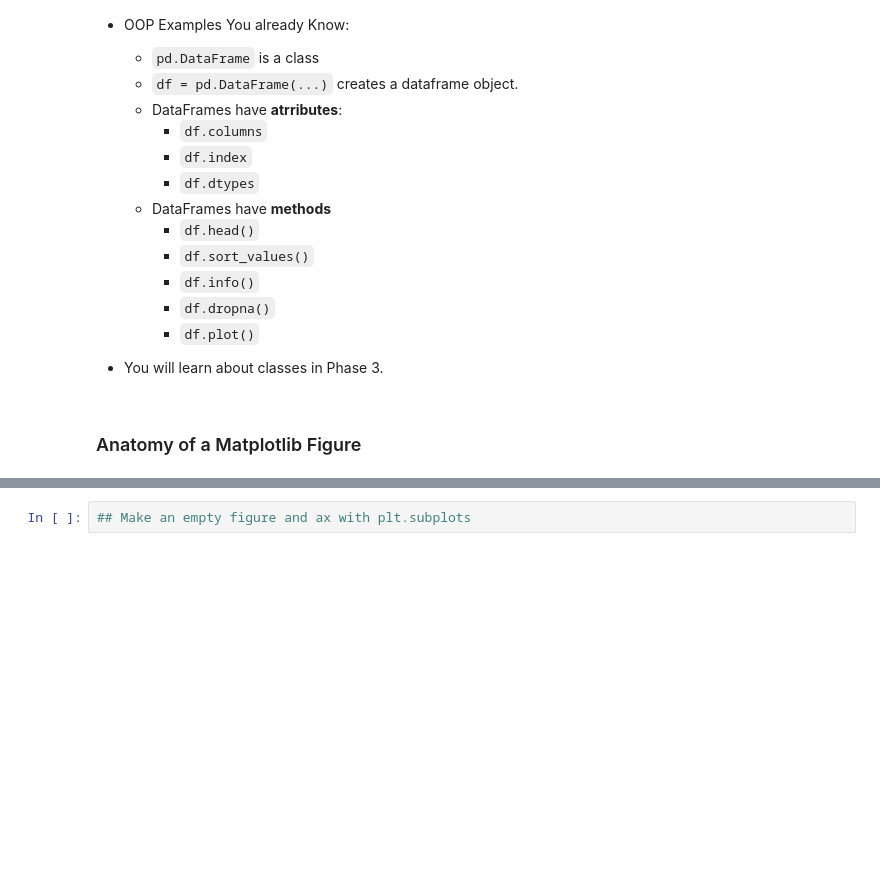
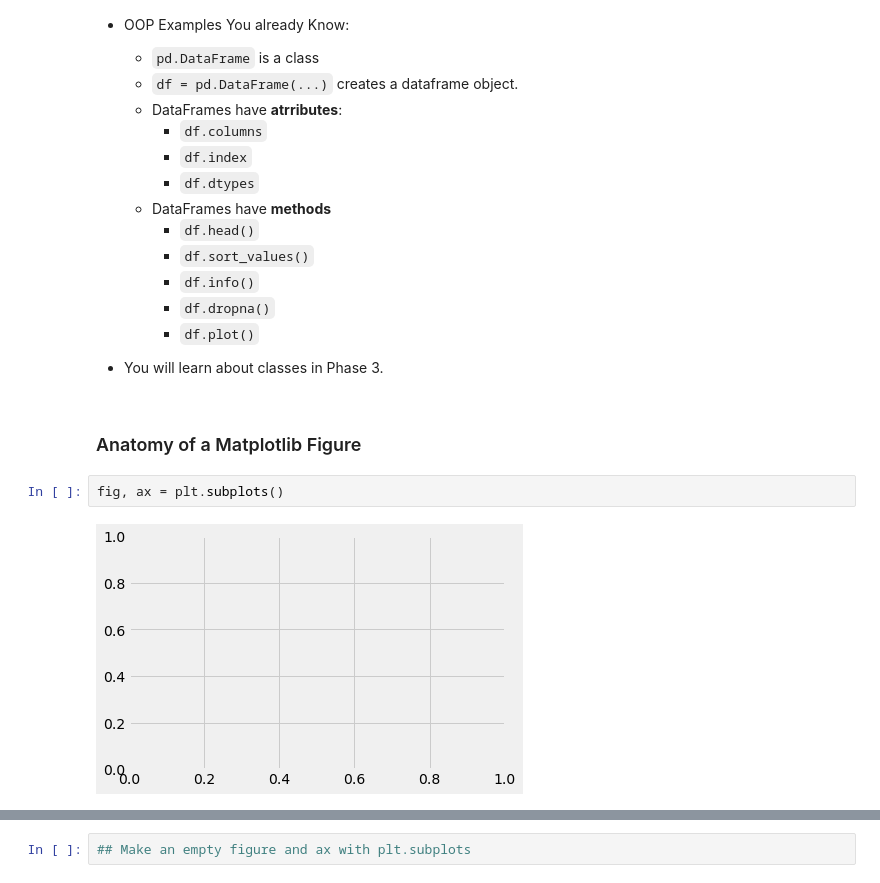
Before and after one commit to flatiron-school/ds-flex-fundamentals-of-data-visualization-2021, a Jupyter notebook: Fundamentals of Visualizations_v1_SG.ipynb, the cells around one changed output, grey strips where cells are left out. Drawn from its saved outputs; the diff is of its cells as text; blank space fills up the shorter version.

```diff
--- a/Fundamentals of Visualizations_v1_SG.ipynb
+++ b/Fundamentals of Visualizations_v1_SG.ipynb
@@ -196,6 +265,10 @@ df.info()
 - You will learn about classes in Phase 3.
 # %% [markdown]
 ### Anatomy of a Matplotlib Figure
+# %%
+fig, ax = plt.subplots()
+# %% [output]
+[figure, added]
 # %% [markdown]
 <center><img src="https://raw.githubusercontent.com/jirvingphd/fsds_100719_cohort_notes/master/images/matplotlib_anatomy.png" width=400></center>
 
```
Also changed, not shown: parts of 35 cells of this notebook, 2 other files.
